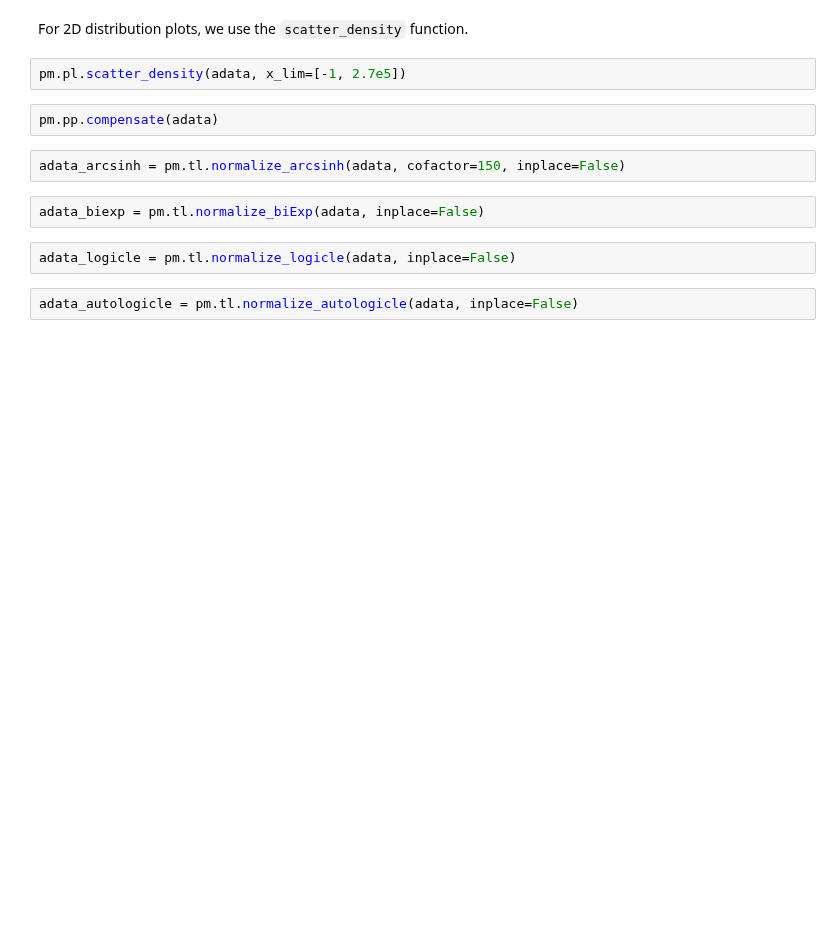
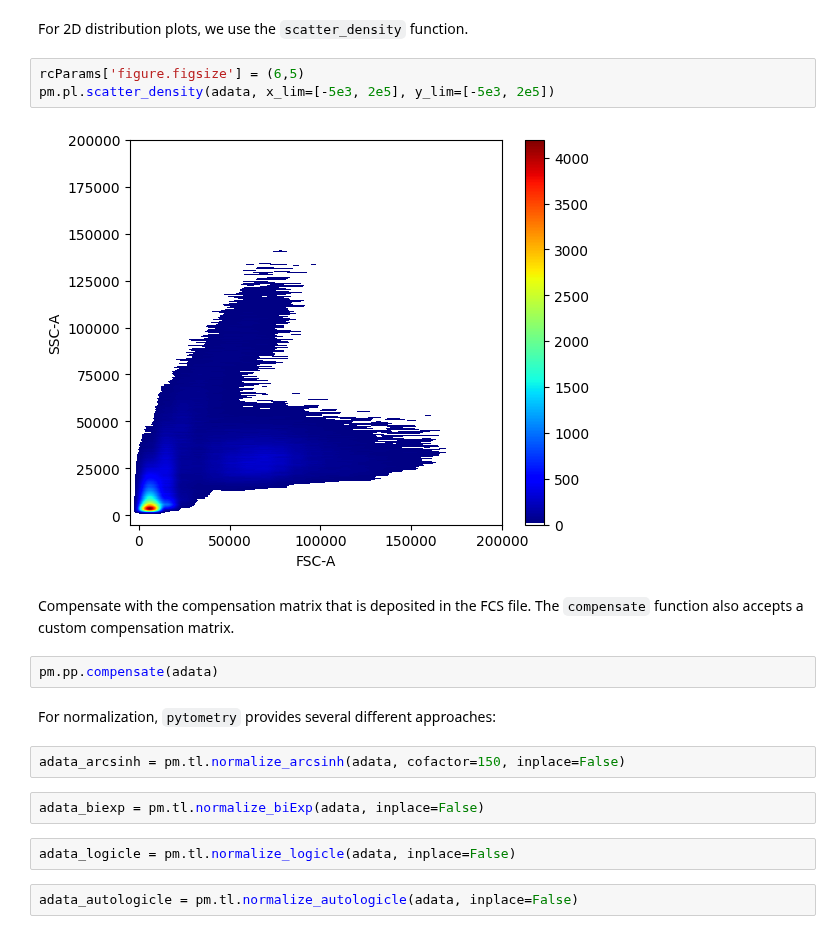
Before and after one commit to scverse/pytometry, a Jupyter notebook: docs/tutorials/quickstart.ipynb, the cells around one changed output. Cells and saved outputs as stored; diff of their text form; blank space fills up the shorter version.

```diff
--- a/docs/tutorials/quickstart.ipynb
+++ b/docs/tutorials/quickstart.ipynb
@@ -23,9 +27,16 @@ pm.pl.plotdata(adata)
 # %% [markdown]
 For 2D distribution plots, we use the `scatter_density` function.
 # %%
-pm.pl.scatter_density(adata, x_lim=[-1, 2.7e5])
+rcParams['figure.figsize'] = (6,5)
+pm.pl.scatter_density(adata, x_lim=[-5e3, 2e5], y_lim=[-5e3, 2e5])
+# %% [output]
+[figure, added]
+# %% [markdown]
+Compensate with the compensation matrix that is deposited in the FCS file. The `compensate` function also accepts a custom compensation matrix.
 # %%
 pm.pp.compensate(adata)
+# %% [markdown]
+For normalization, `pytometry` provides several different approaches:
 # %%
 adata_arcsinh = pm.tl.normalize_arcsinh(adata, cofactor=150, inplace=False)
 # %%
```
Also changed, not shown: parts of 2 cells of this notebook, 2 other files.
